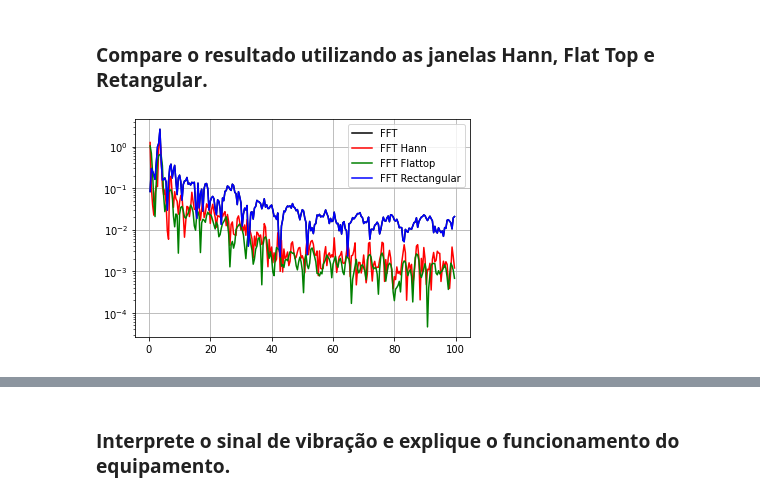
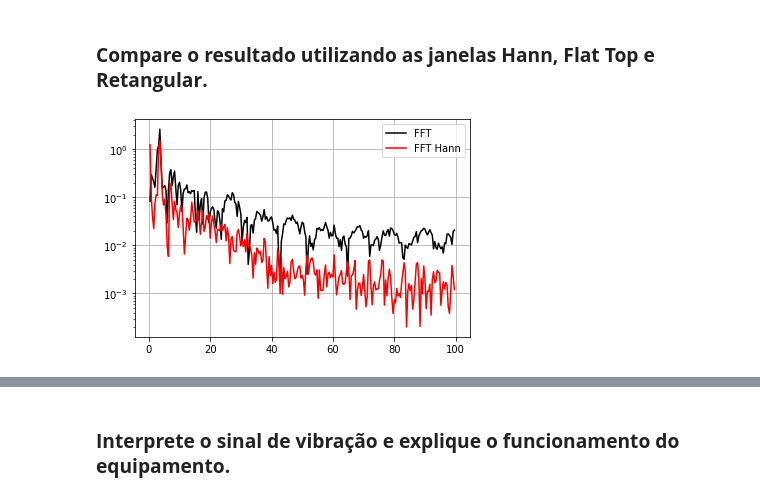
Before and after one commit to henrique-martinez/PME3403, a Jupyter notebook: lab1/lab1.ipynb, the cells around one changed output, grey strips where cells are left out. Saved outputs shown, nothing was run; the diff lists cells and outputs as text; code cells hidden in the pictures.

Commit message:
separate graphs

```diff
--- a/lab1/lab1.ipynb
+++ b/lab1/lab1.ipynb
@@ -68,34 +80,12 @@ import numpy as np
 # %%
-# Sampling frequency
-f_s = 200 # [Hz]
-# Number of sample points
-N = 500
-# sample spacing
-T = 1.0 / f_s
-x = df['Time (s)'].to_list()[:N]
-y = df['Acceleration y (m/s^2)'].to_list()[:N]
-yf = fft(y)
-
-from scipy.signal import hann, flattop, boxcar
 # hann
 w_hann = hann(N)
 ywf_hann = fft(y*w_hann)
-# flattop
-w_flattop = flattop(N)
-ywf_flattop = fft(y*w_flattop)
-# rectangular
-w_boxcar = boxcar(N)
-ywf_boxcar = fft(y*w_boxcar)
 
-xf = fftfreq(N, T)[:N//2]
-
-import matplotlib.pyplot as plt
 plt.semilogy(xf[1:N//2], 2.0/N * np.abs(yf[1:N//2]), '-k')
 plt.semilogy(xf[1:N//2], 2.0/N * np.abs(ywf_hann[1:N//2]), '-r')
-plt.semilogy(xf[1:N//2], 2.0/N * np.abs(ywf_flattop[1:N//2]), '-g')
-plt.semilogy(xf[1:N//2], 2.0/N * np.abs(ywf_boxcar[1:N//2]), '-b')
-plt.legend(['FFT', 'FFT Hann', 'FFT Flattop', 'FFT Rectangular'])
+plt.legend(['FFT', 'FFT Hann'])
 plt.grid()
 plt.show()
 # %% [output]
-[figure, old version]
+[figure, new version]
```
Also changed, not shown: parts of 4 cells of this notebook.
